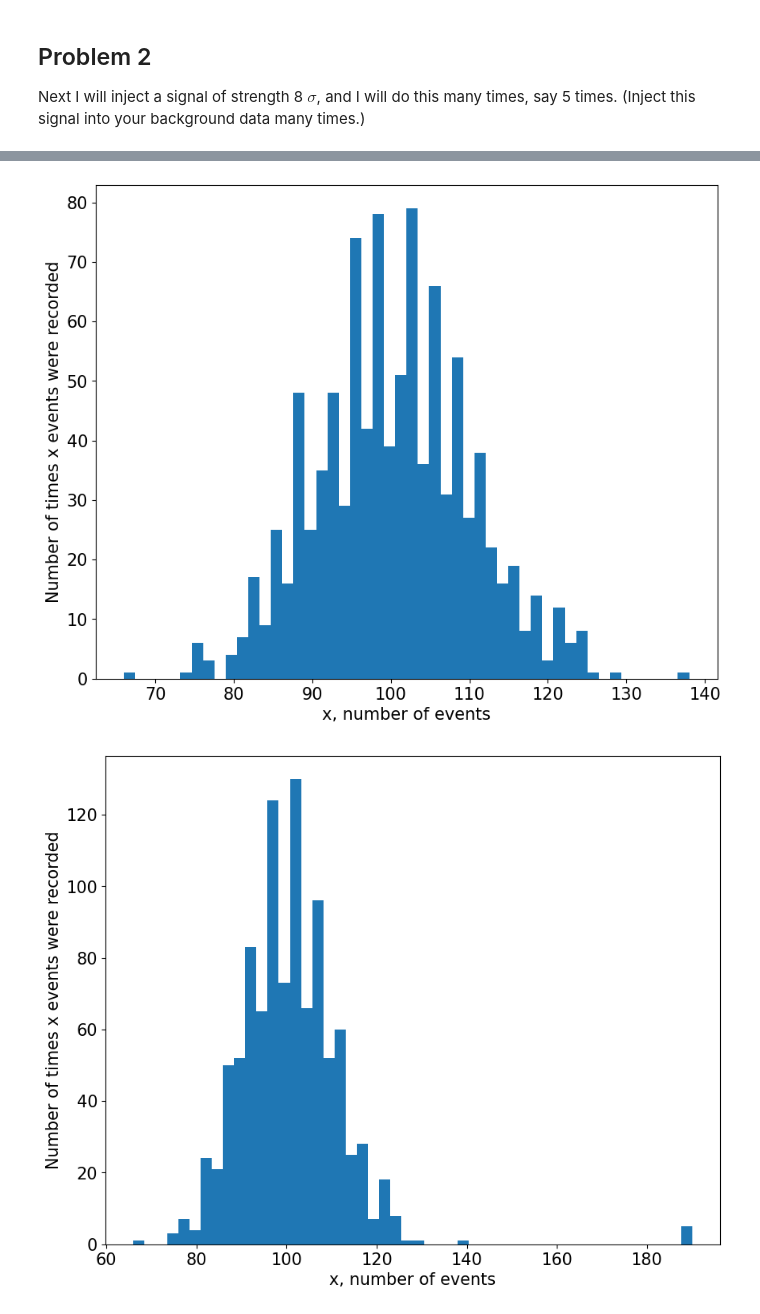
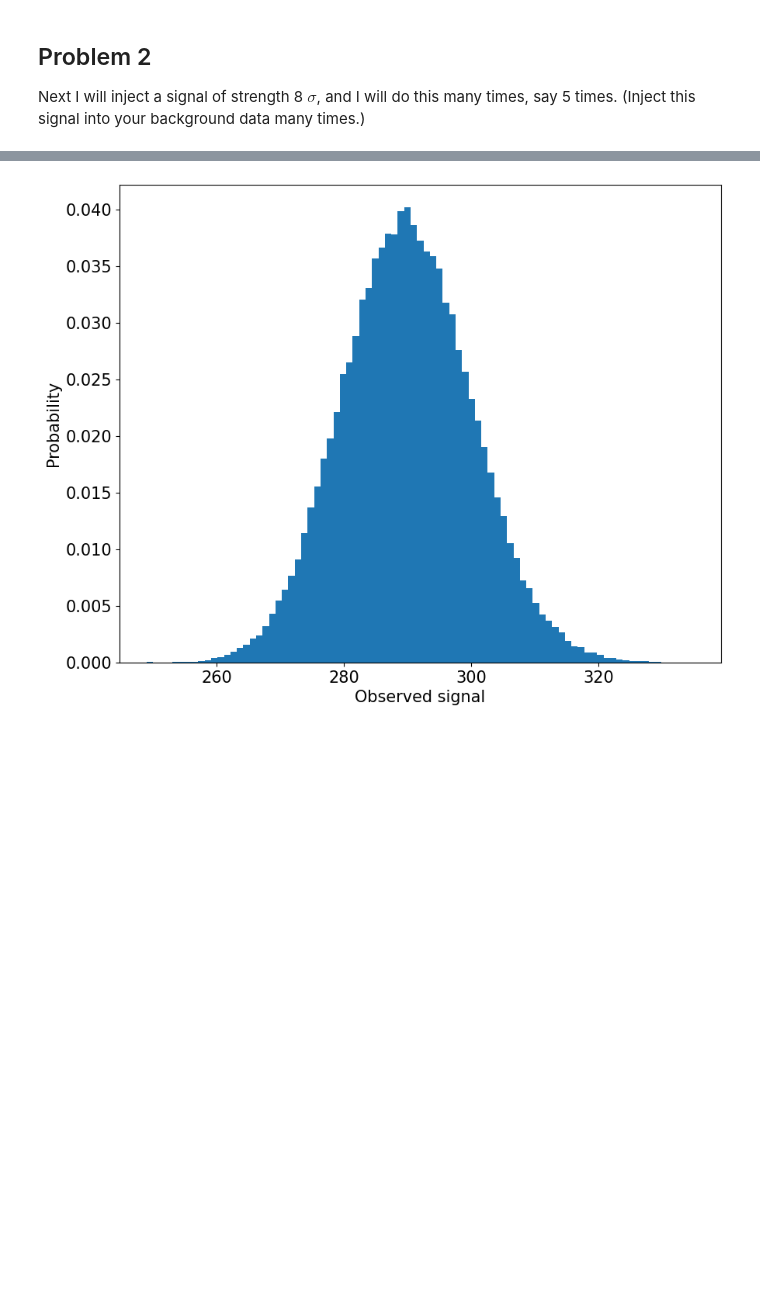
Before and after one commit to jenniv27/phys434, a Jupyter notebook: Labs/Lab6.ipynb, the cells around one changed output, grey strips where cells are left out. Cells and saved outputs as stored; diff of their text form; code cells hidden in the pictures; blank space fills up the shorter version.

```diff
--- a/Labs/Lab6.ipynb
+++ b/Labs/Lab6.ipynb
@@ -68,7 +68,11 @@ The signal I must observe for my background have a probability (corresponding to
 # %%
 # define background data and inj_signal as an array
-inj_signal = [190, 190, 190, 190, 190]
-N_good = 1000
+size = 100000
+inj_signal = []
+for i in range (0, size):
+    inj_signal.append(signal_b)
+
+N_good = size
 data_good = stats.poisson.rvs(bkgd_mean, size=N_good)
-data_inj = np.append(data_good, inj_signal)
+data_inj = data_good + inj_signal
 # %% [markdown]
@@ -80,17 +80,9 @@ b) Is your observed signal biased? (e.g. is the observed value equally likely to
 # %%
-# histogram the data without the injected signal
-plt.hist(data_good, 50)
+# histogram the data with the injected signal
+plt.hist(data_inj, 85, density = 'True')
 plt.tick_params(labelsize = 15)
-plt.ylabel('Number of times x events were recorded', fontsize = 15)
-plt.xlabel('x, number of events', fontsize = 15)
+plt.ylabel('Probability', fontsize = 15)
+plt.xlabel('Observed signal', fontsize = 15)
 plt.show()
-
-# histogram the data with the injected signal
-plt.hist(data_inj, 50)
-plt.tick_params(labelsize = 15)
-plt.ylabel('Number of times x events were recorded', fontsize = 15)
-plt.xlabel('x, number of events', fontsize = 15)
-plt.show()
 # %% [output]
-[figure, old version]
+[figure, new version]
-[figure, removed]
```
Also changed, not shown: parts of 12 cells of this notebook.
